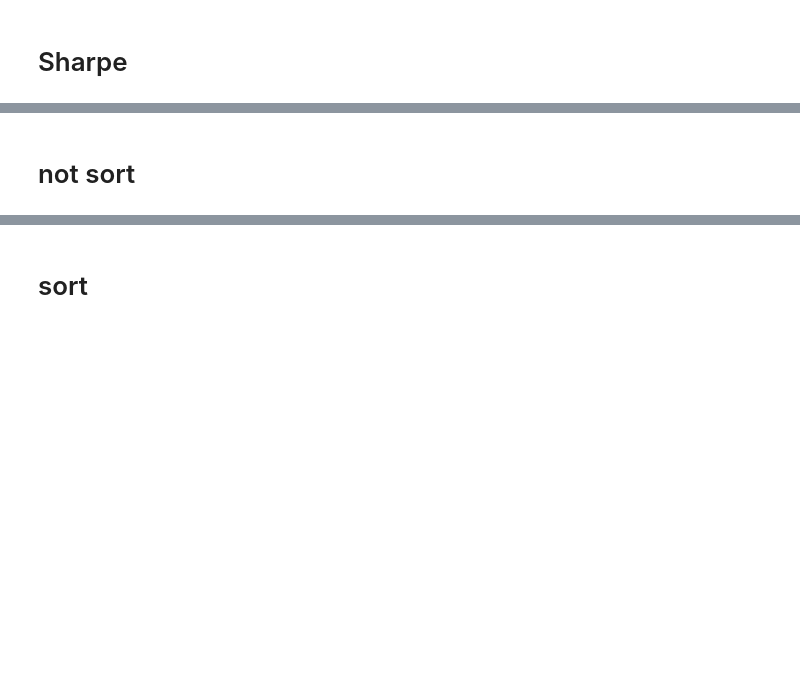
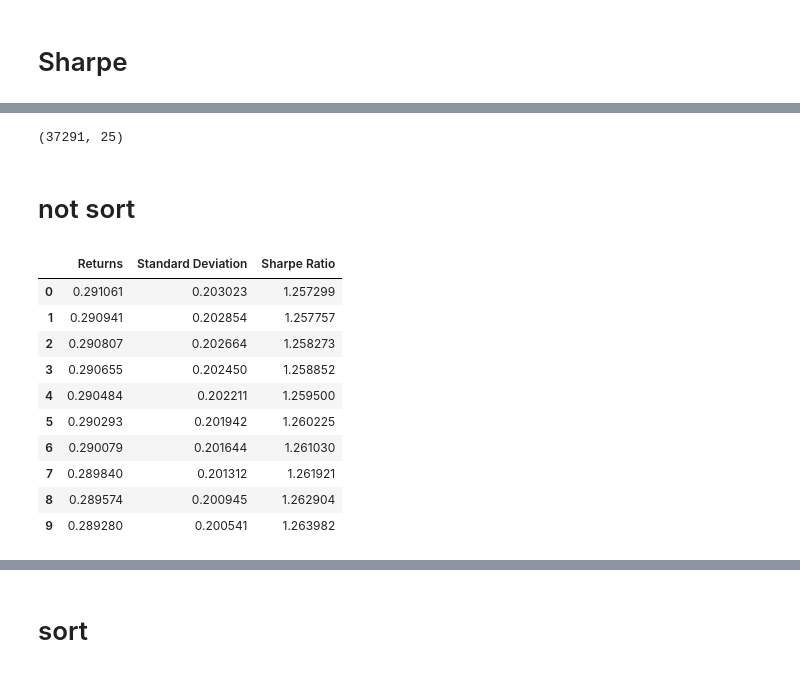
Before and after one commit to BobbyDazzlar/EquityPortfolio, a Jupyter notebook: OneDrive_2021-09-24/Final Year Project Drive/codes_2022/ACO/2Nov2021_ACO_Final.ipynb, the cells around one changed output, grey strips where cells are left out. Saved outputs shown, nothing was run; the diff lists cells and outputs as text; code cells hidden in the pictures; blank space fills up the shorter version.

```diff
--- a/OneDrive_2021-09-24/Final Year Project Drive/codes_2022/ACO/2Nov2021_ACO_Final.ipynb
+++ b/OneDrive_2021-09-24/Final Year Project Drive/codes_2022/ACO/2Nov2021_ACO_Final.ipynb
@@ -323,8 +330,25 @@ sharpe_optimal
+# %%
+sharpe_pc.shape
+# %% [output]
+(37291, 25)
 # %% [markdown]
 # not sort
 # %%
 sharpe_unsort_top=sharpe_pc.iloc[:,0:3].head(10)
 sharpe_unsort_top.to_csv("sharpe_unsort_top.csv")
+sharpe_unsort_top
+# %% [output]
+|  | Returns | Standard Deviation | Sharpe Ratio |
+| 0 | 0.291061 | 0.203023 | 1.257299 |
+| 1 | 0.290941 | 0.202854 | 1.257757 |
+| 2 | 0.290807 | 0.202664 | 1.258273 |
+| 3 | 0.290655 | 0.202450 | 1.258852 |
+| 4 | 0.290484 | 0.202211 | 1.259500 |
+| 5 | 0.290293 | 0.201942 | 1.260225 |
+| 6 | 0.290079 | 0.201644 | 1.261030 |
+| 7 | 0.289840 | 0.201312 | 1.261921 |
+| 8 | 0.289574 | 0.200945 | 1.262904 |
+| 9 | 0.289280 | 0.200541 | 1.263982 |
 # %%
 sharpe_unsort_top_all=sharpe_pc.head(10)
 sharpe_unsort_top_all.to_csv("sharpe_unsort_top_all.csv")
```
Also changed, not shown: parts of 26 cells of this notebook.
